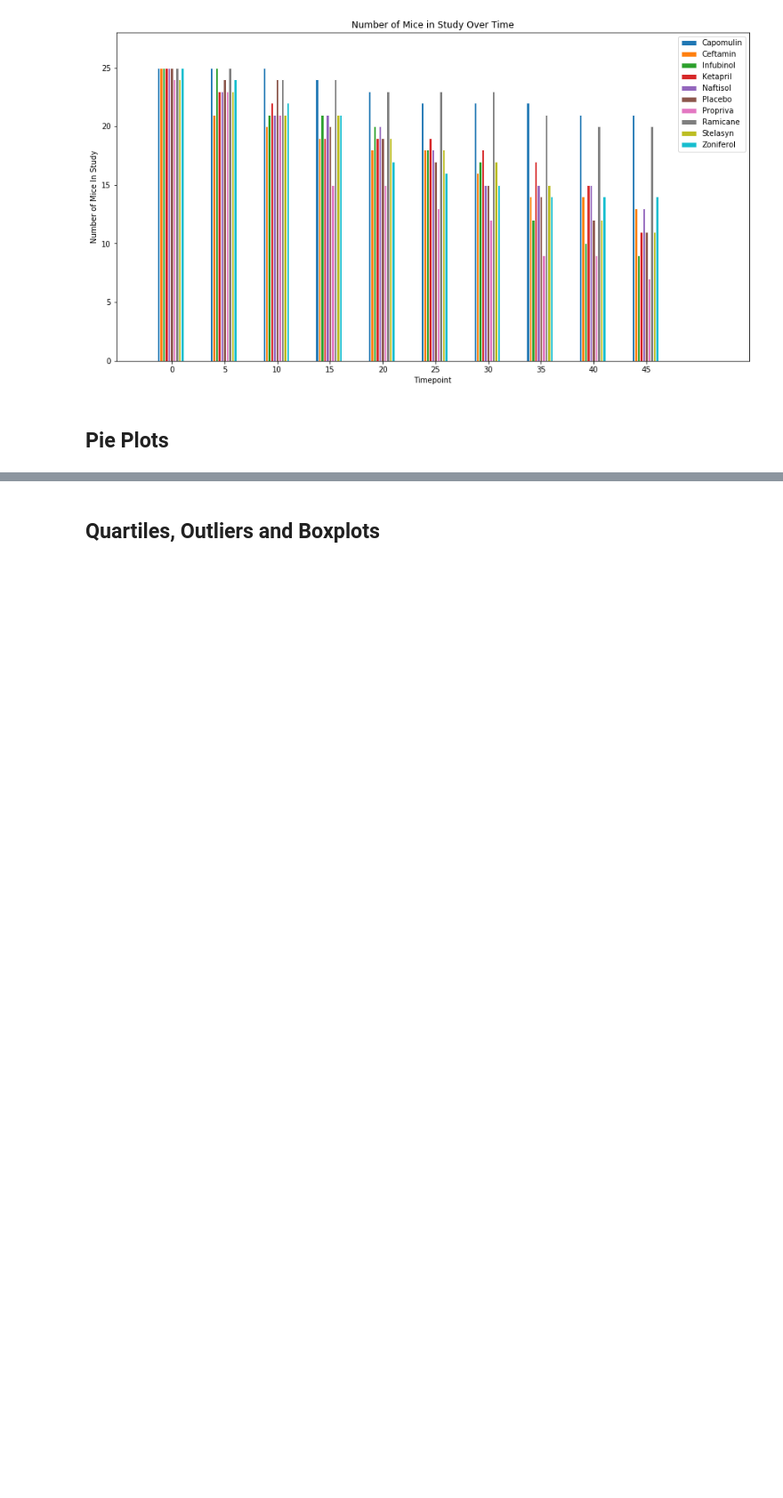
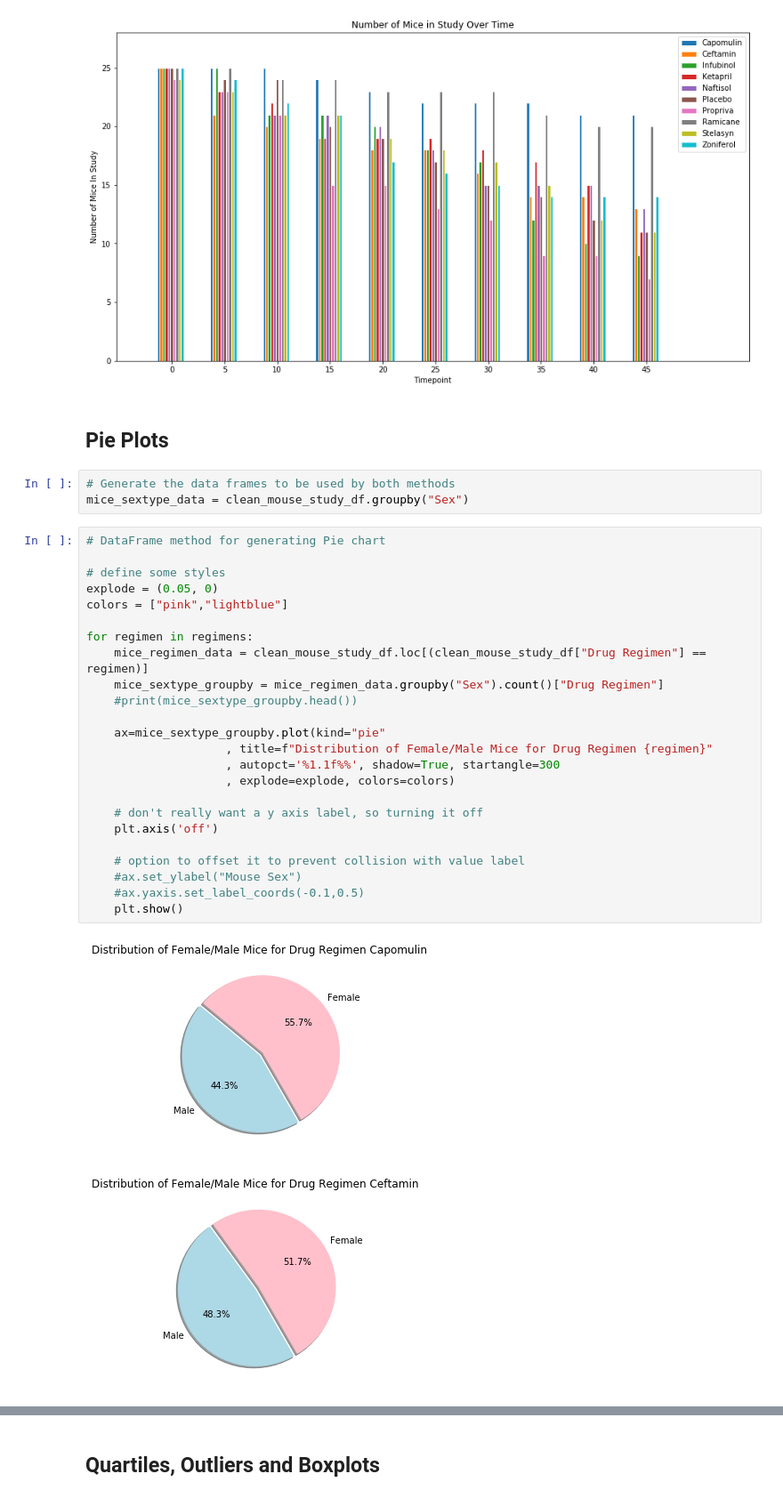
Before and after one commit to gshreve01/Matplot-Challenge, a Jupyter notebook: Pymaceuticals/pymaceuticals.ipynb, the cells around one changed output, grey strips where cells are left out. Shown: that part at 89% size. Drawn from its saved outputs; the diff is of its cells as text; blank space fills up the shorter version.

```diff
--- a/Pymaceuticals/pymaceuticals.ipynb
+++ b/Pymaceuticals/pymaceuticals.ipynb
@@ -383,3 +383,33 @@ plt.show()
 [figure]
 # %% [markdown]
 ## Pie Plots
+# %%
+# Generate the data frames to be used by both methods
+mice_sextype_data = clean_mouse_study_df.groupby("Sex")
+# %%
+# DataFrame method for generating Pie chart
+
+# define some styles
+explode = (0.05, 0)
+colors = ["pink","lightblue"]
+
+for regimen in regimens:
+    mice_regimen_data = clean_mouse_study_df.loc[(clean_mouse_study_df["Drug Regimen"] == regimen)]
+    mice_sextype_groupby = mice_regimen_data.groupby("Sex").count()["Drug Regimen"]
+    #print(mice_sextype_groupby.head())
+
+    ax=mice_sextype_groupby.plot(kind="pie"
+                    , title=f"Distribution of Female/Male Mice for Drug Regimen {regimen}"
+                    , autopct='%1.1f%%', shadow=True, startangle=300
+                    , explode=explode, colors=colors)
+
+    # don't really want a y axis label, so turning it off
+    plt.axis('off')
+
+    # option to offset it to prevent collision with value label
+    #ax.set_ylabel("Mouse Sex")
+    #ax.yaxis.set_label_coords(-0.1,0.5)
+    plt.show()
+# %% [output]
+[figure, added]
+[figure, added]
```
Also changed, not shown: parts of 9 cells of this notebook.
